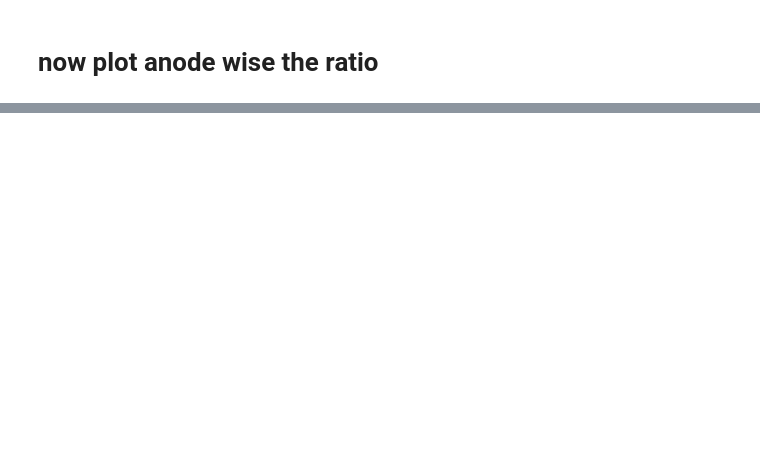
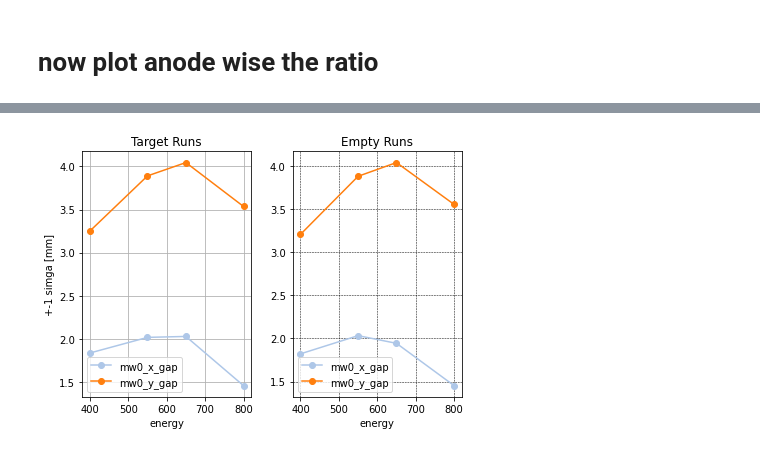
Before and after one commit to jenegger/r3bweek24_gsi, a Jupyter notebook: stats.ipynb, the cells around one changed output, grey strips where cells are left out. Saved outputs shown, nothing was run; the diff lists cells and outputs as text; code cells hidden in the pictures; blank space fills up the shorter version.

Commit message:
analysis now also with no multihit twim

```diff
--- a/stats.ipynb
+++ b/stats.ipynb
@@ -706,0 +707,25 @@ plt.savefig("anode_multiplicity twim_empty_target.png",dpi=300)
+# %%
+filename_mw0_twim_cuts ='combined_par_files_mw0_twim.txt'
+df_mw0_twim_cuts = pd.read_csv(filename_mw0_twim_cuts,sep='\t',header=None)
+df_mw0_twim_cuts.columns = ["datatype","targettype","RunID","energy","min_mw0x","max_mw0x","min_mw0y","max_mw0y","mean_twim_x","sigma_twim_x","mean_twim_y","sigma_twim_y"]
+
+df_mw0_twim_cuts["mw0_x_gap"]= df_mw0_twim_cuts["max_mw0x"]-df_mw0_twim_cuts["min_mw0x"]
+df_mw0_twim_cuts["mw0_y_gap"]= df_mw0_twim_cuts["max_mw0y"]-df_mw0_twim_cuts["min_mw0y"]
+
+target_mw0_twim_cuts = df_mw0_twim_cuts.loc[df_mw0_twim_cuts["targettype"] == 'c_2198']
+empty_mw0_twim_cuts = df_mw0_twim_cuts.loc[df_mw0_twim_cuts["targettype"] == 'empty']
+fig, ax = plt.subplots(1, 2)
+fig.tight_layout()
+plt.grid(True,color = 'black', linestyle = '--', linewidth = 0.5,which="both")
+empty_mw0_twim_cuts.plot(ax=ax[1],x='energy',y = 'mw0_x_gap',color=colors(1),marker='o',alpha = 1)
+target_mw0_twim_cuts.plot(ax=ax[0],x='energy',y = 'mw0_x_gap',color=colors(1),marker='o',alpha = 1)
+empty_mw0_twim_cuts.plot(ax=ax[1],x='energy',y = 'mw0_y_gap',color=colors(2),marker='o',alpha = 1)
+target_mw0_twim_cuts.plot(ax=ax[0],x='energy',y = 'mw0_y_gap',color=colors(2),marker='o',alpha = 1)
+ax[0].grid()
+ax[1].grid()
+ax[0].set_title("Target Runs")
+ax[1].set_title("Empty Runs")
+ax[0].set_ylabel('+-1 simga [mm]')
+plt.savefig("mw0_xy_opening_gap.png",dpi=300)
+# %% [output]
+[figure, added]
```
Also changed, not shown: parts of 21 cells of this notebook, 17 other files.
